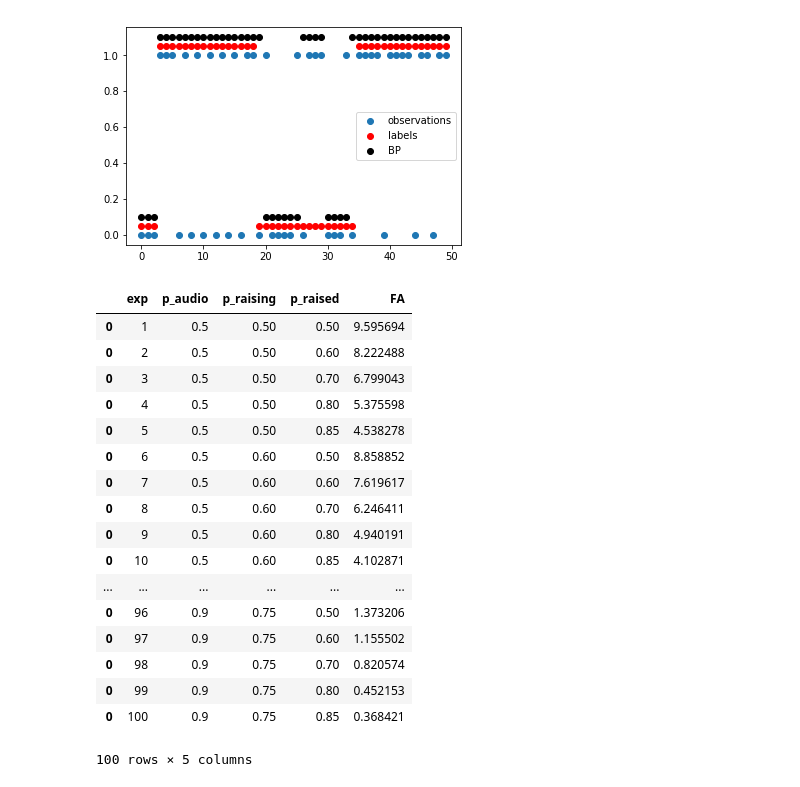
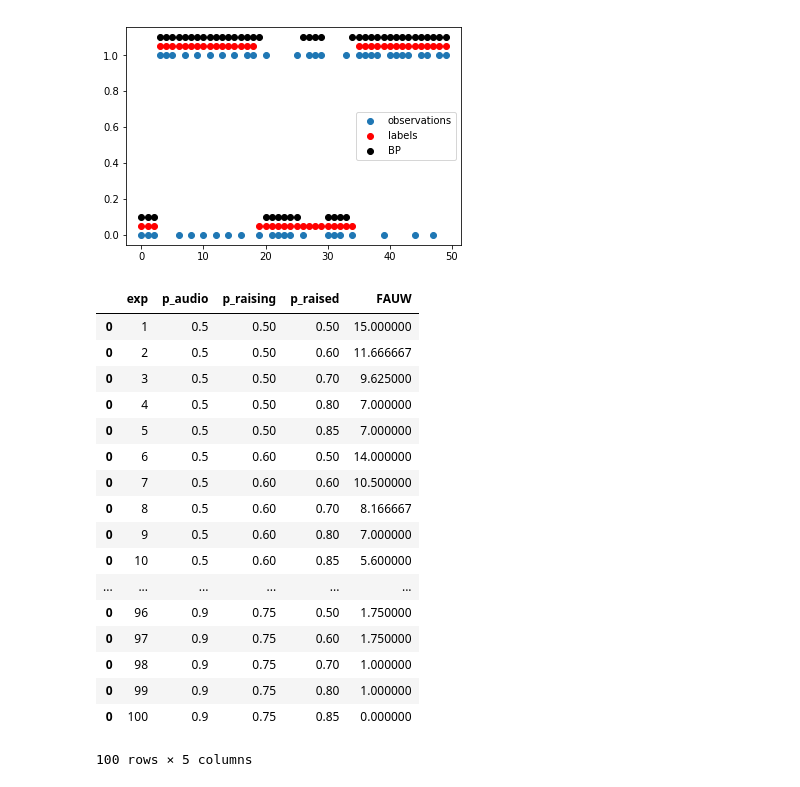
Before and after one commit to shaharazulay/hidden-markov-models, a Jupyter notebook: hmm/test.ipynb, the cells around one changed output. Saved outputs shown, nothing was run; the diff lists cells and outputs as text; code cells hidden in the pictures.

```diff
--- a/hmm/test.ipynb
+++ b/hmm/test.ipynb
@@ -631,34 +734,35 @@ data = {(0.5, 0.5, 0.5): 9.595693779904307,
 # %%
 import pandas as pd
 # %%
-df = pd.DataFrame([], columns=['exp', 'p_audio', 'p_raising', 'p_raised', 'FA'])
+FA_df = pd.DataFrame([], columns=['exp', 'p_audio', 'p_raising', 'p_raised', 'FAUW'])
 # %%
 i = 1
-for k, v in data.items():
-    row = pd.DataFrame([[i, k[0], k[1], k[2], v]], columns=['exp', 'p_audio', 'p_raising', 'p_raised', 'FA'])
-    df = df.append(row)
+for k, v in FAUW.items():
+    k = eval(k.split('_')[0])
+    row = pd.DataFrame([[i, k[0], k[1], k[2], v]], columns=['exp', 'p_audio', 'p_raising', 'p_raised', 'FAUW'])
+    FA_df = FA_df.append(row)
     i += 1
-# %%
-df
-# %% [output]
-|  | exp | p_audio | p_raising | p_raised | FA |
-| 0 | 1 | 0.5 | 0.50 | 0.50 | 9.595694 |
-| 0 | 2 | 0.5 | 0.50 | 0.60 | 8.222488 |
-| 0 | 3 | 0.5 | 0.50 | 0.70 | 6.799043 |
-| 0 | 4 | 0.5 | 0.50 | 0.80 | 5.375598 |
-| 0 | 5 | 0.5 | 0.50 | 0.85 | 4.538278 |
-| 0 | 6 | 0.5 | 0.60 | 0.50 | 8.858852 |
-| 0 | 7 | 0.5 | 0.60 | 0.60 | 7.619617 |
-| 0 | 8 | 0.5 | 0.60 | 0.70 | 6.246411 |
-| 0 | 9 | 0.5 | 0.60 | 0.80 | 4.940191 |
-| 0 | 10 | 0.5 | 0.60 | 0.85 | 4.102871 |
-| ... | ... | ... | ... | ... | ... |
-| 0 | 96 | 0.9 | 0.75 | 0.50 | 1.373206 |
-| 0 | 97 | 0.9 | 0.75 | 0.60 | 1.155502 |
-| 0 | 98 | 0.9 | 0.75 | 0.70 | 0.820574 |
-| 0 | 99 | 0.9 | 0.75 | 0.80 | 0.452153 |
-| 0 | 100 | 0.9 | 0.75 | 0.85 | 0.368421 |
-100 rows × 5 columns
+# %%
+FA_df
+# %% [output]
+|  | exp | p_audio | p_raising | p_raised | FAUW |
+| 0 | 1 | 0.5 | 0.50 | 0.50 | 15.000000 |
+| 0 | 2 | 0.5 | 0.50 | 0.60 | 11.666667 |
+| 0 | 3 | 0.5 | 0.50 | 0.70 | 9.625000 |
+| 0 | 4 | 0.5 | 0.50 | 0.80 | 7.000000 |
+| 0 | 5 | 0.5 | 0.50 | 0.85 | 7.000000 |
+| 0 | 6 | 0.5 | 0.60 | 0.50 | 14.000000 |
+| 0 | 7 | 0.5 | 0.60 | 0.60 | 10.500000 |
+| 0 | 8 | 0.5 | 0.60 | 0.70 | 8.166667 |
+| 0 | 9 | 0.5 | 0.60 | 0.80 | 7.000000 |
+| 0 | 10 | 0.5 | 0.60 | 0.85 | 5.600000 |
+| ... | ... | ... | ... | ... | ... |
+| 0 | 96 | 0.9 | 0.75 | 0.50 | 1.750000 |
+| 0 | 97 | 0.9 | 0.75 | 0.60 | 1.750000 |
+| 0 | 98 | 0.9 | 0.75 | 0.70 | 1.000000 |
+| 0 | 99 | 0.9 | 0.75 | 0.80 | 1.000000 |
+| 0 | 100 | 0.9 | 0.75 | 0.85 | 0.000000 |
+100 rows × 5 columns
 # %%
 
 import plotly.express as px
```
Also changed, not shown: parts of 18 cells of this notebook, 3 other files.
